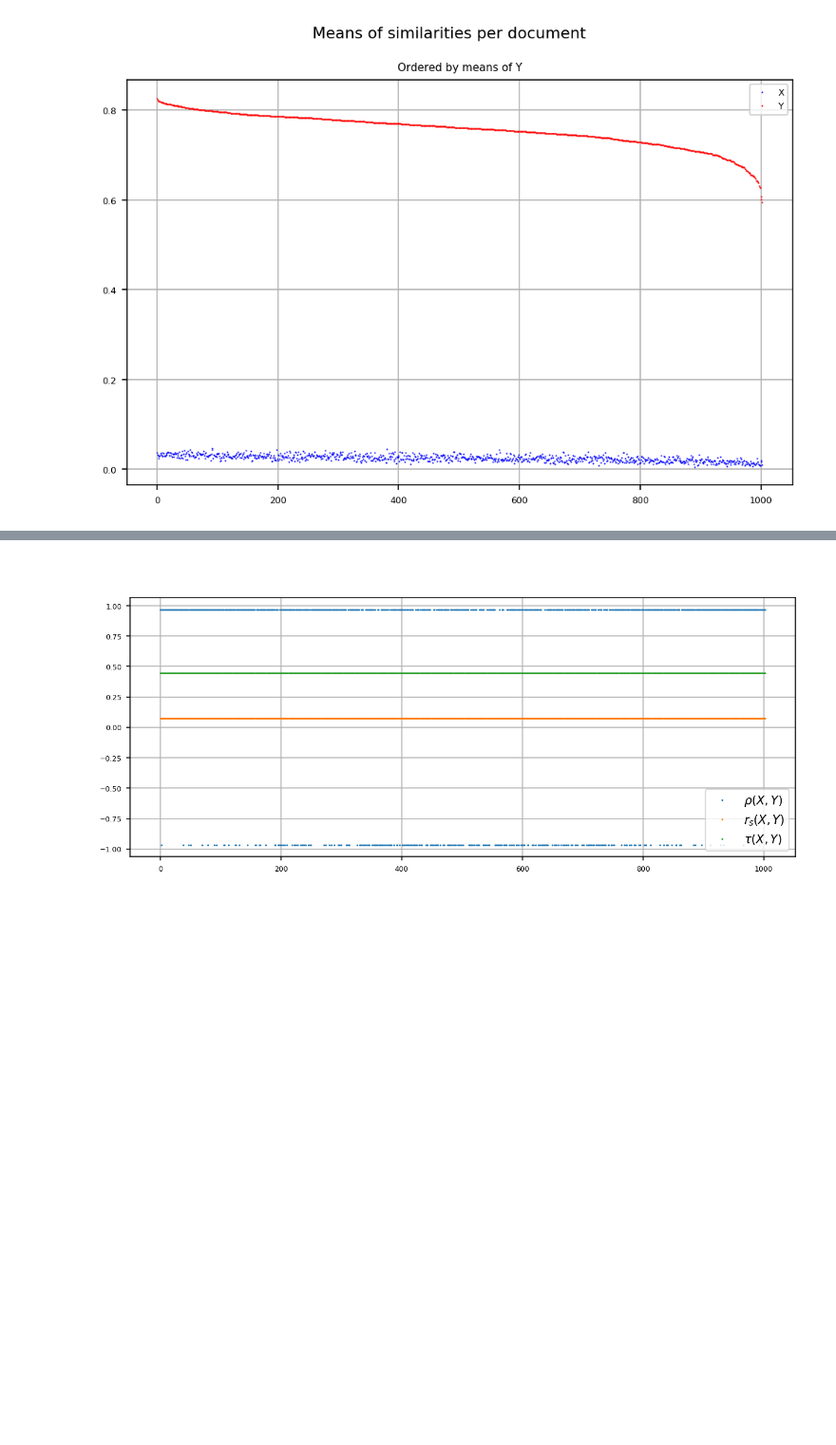
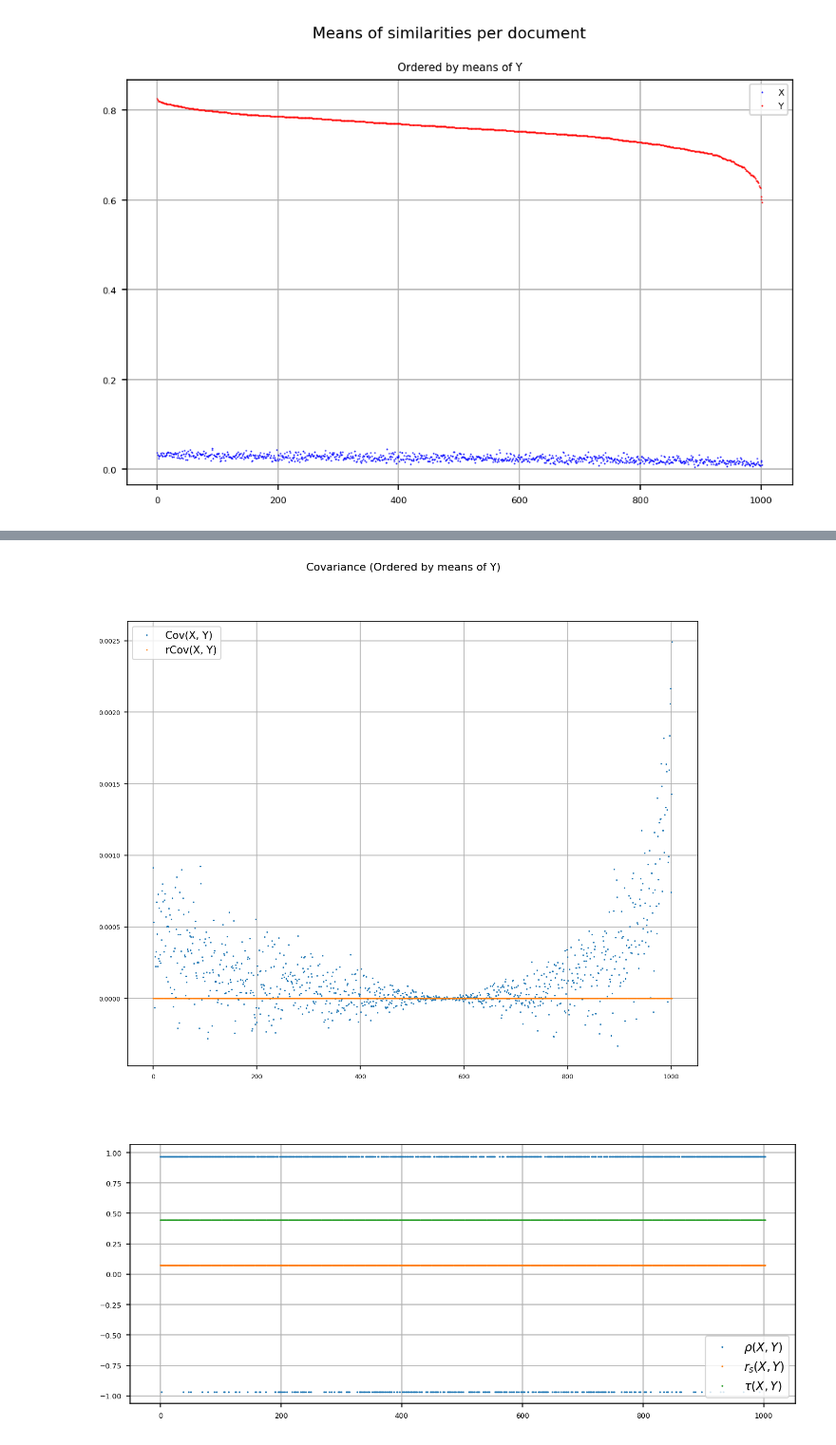
Before and after one commit to sdhdez/article-similarity, a Jupyter notebook: notebooks/04_.ipynb, the cells around one changed output, grey strips where cells are left out. Shown at 95% size. Saved outputs shown, nothing was run; the diff lists cells and outputs as text; code cells hidden in the pictures; blank space fills up the shorter version.

```diff
--- a/notebooks/04_.ipynb
+++ b/notebooks/04_.ipynb
@@ -208,3 +228,18 @@ plt.show()
+# %%
+fig = plt.figure(figsize=(10,8))
+fig.suptitle("Covariance (Ordered by means of Y)")
+
+cov_XY_ = sess.run(cov_XY)
+rcov_XY_ = sess.run(rcov_XY)
+
+ax_ = plt.subplot(1,1,1)
+ax_.plot(cov_XY_[Y_indices], '.', lw=0.5, mew=0.0, ms=3.0, label=r"Cov(X, Y)")
+ax_.plot(rcov_XY_[Y_indices], '.', lw=0.5, mew=0.0, ms=3.0, label=r"rCov(X, Y)")
+plt.grid(True)
+plt.legend(fontsize=10)
+plt.show()
+# %% [output]
+[figure, added]
 # %%
 fig = plt.figure(figsize=(10,4))
 fig.suptitle(" ")
```
Also changed, not shown: parts of 2 cells of this notebook, 12 other files.
